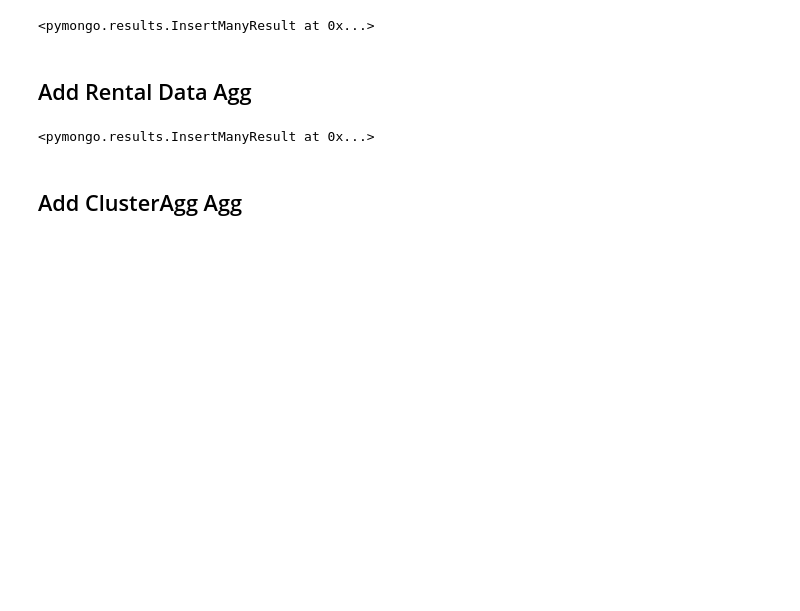
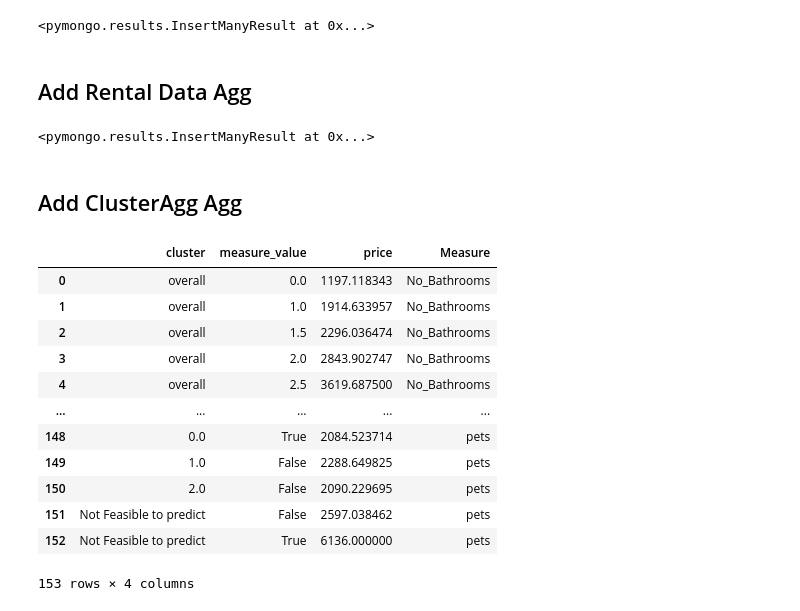
Before and after one commit to McGlash/Toronto_Rental_ML, a Jupyter notebook: Back-End/Code/Static_Data_Transform_Load.ipynb, the cells around one changed output. Drawn from its saved outputs; the diff is of its cells as text; code cells hidden in the pictures; blank space fills up the shorter version.

```diff
--- a/Back-End/Code/Static_Data_Transform_Load.ipynb
+++ b/Back-End/Code/Static_Data_Transform_Load.ipynb
@@ -257,6 +257,22 @@ rental_agg = pd.read_json(os.path.join('..', '..', 'Data', 'Rental_Data', 'Final
 # %% [markdown]
 ## Add ClusterAgg Agg
 # %%
-cluster_agg = pd.read_json(os.path.join('..', '..', 'Data', 'Rental_Data', 'Final', 'ClusterAgg.json'))
+cluster_agg = pd.read_json(os.path.join('..', '..', 'Data', 'Rental_Data', 'Final', 'ClusterAgg_corrected.json'))
+# %%
+cluster_agg
+# %% [output]
+|  | cluster | measure_value | price | Measure |
+| 0 | overall | 0.0 | 1197.118343 | No_Bathrooms |
+| 1 | overall | 1.0 | 1914.633957 | No_Bathrooms |
+| 2 | overall | 1.5 | 2296.036474 | No_Bathrooms |
+| 3 | overall | 2.0 | 2843.902747 | No_Bathrooms |
+| 4 | overall | 2.5 | 3619.687500 | No_Bathrooms |
+| ... | ... | ... | ... | ... |
+| 148 | 0.0 | True | 2084.523714 | pets |
+| 149 | 1.0 | False | 2288.649825 | pets |
+| 150 | 2.0 | False | 2090.229695 | pets |
+| 151 | Not Feasible to predict | False | 2597.038462 | pets |
+| 152 | Not Feasible to predict | True | 6136.000000 | pets |
+153 rows × 4 columns
 # %%
 # client = MongoClient(db_connection_string)
```
Also changed, not shown: parts of 1 cell of this notebook, 53 other files.
